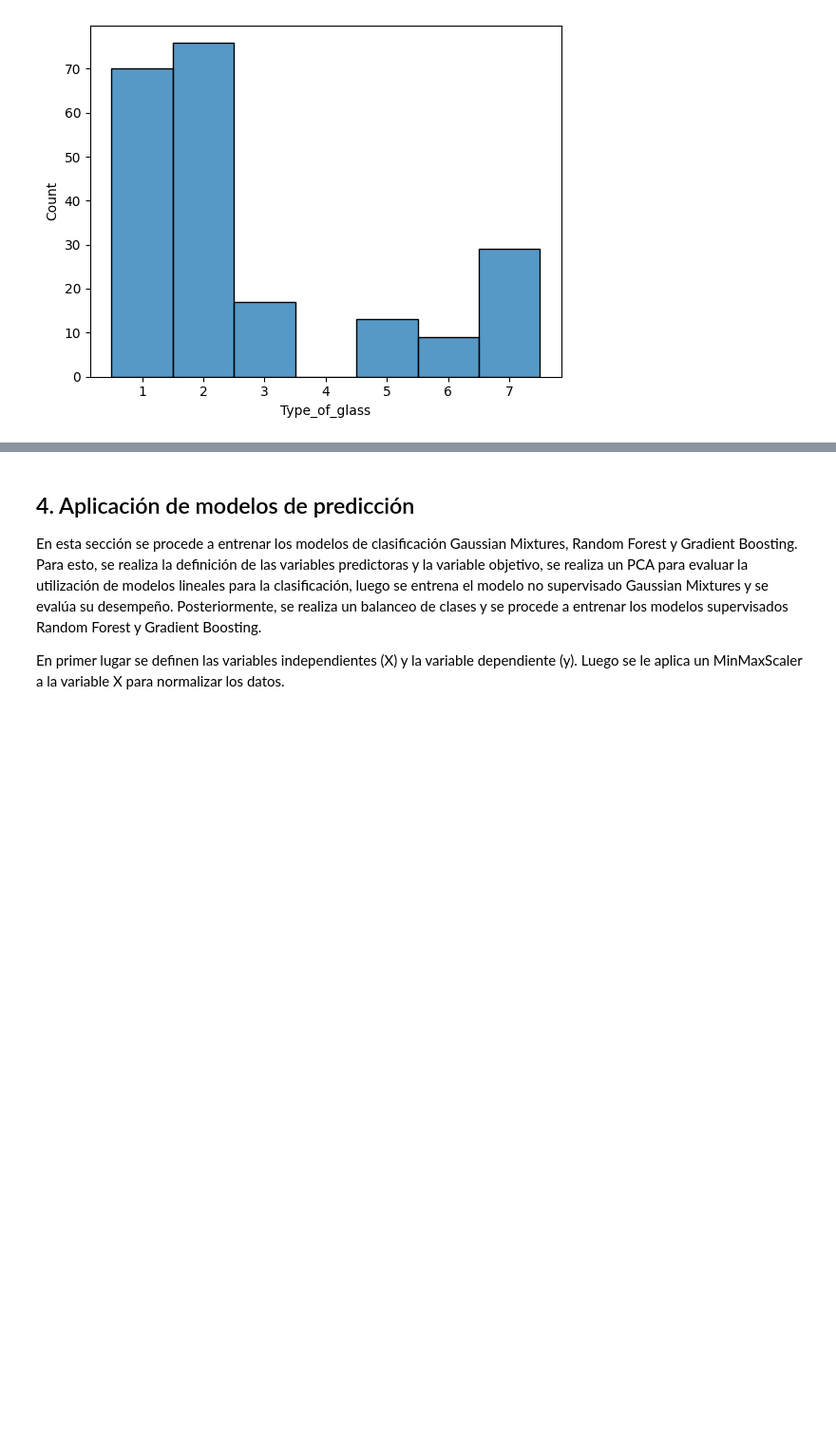
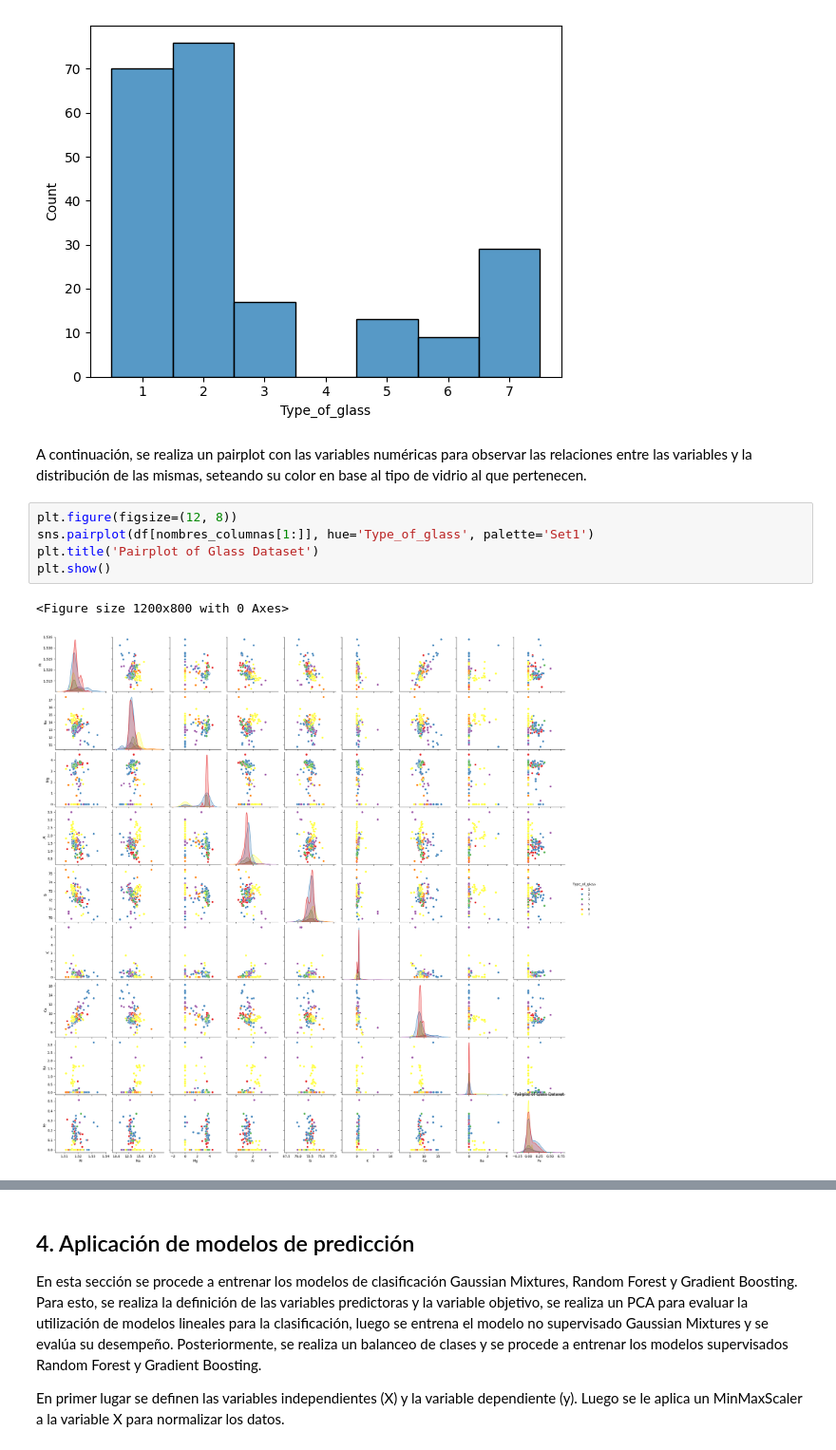
Before and after one commit to gabalvarezmc/MachineLearning_T4, a Jupyter notebook: Trabajo_Final_ML.ipynb, the cells around one changed output, grey strips where cells are left out. Shown at 95% size. Drawn from its saved outputs; the diff is of its cells as text; blank space fills up the shorter version.

```diff
--- a/Trabajo_Final_ML.ipynb
+++ b/Trabajo_Final_ML.ipynb
@@ -159,3 +159,13 @@ sns.histplot(df,x='Type_of_glass',discrete=True)
 plt.show()
 # %% [output]
 [figure]
+# %% [markdown]
+A continuación, se realiza un pairplot con las variables numéricas para observar las relaciones entre las variables y la distribución de las mismas, seteando su color en base al tipo de vidrio al que pertenecen.
+# %%
+plt.figure(figsize=(12, 8))
+sns.pairplot(df[nombres_columnas[1:]], hue='Type_of_glass', palette='Set1')
+plt.title('Pairplot of Glass Dataset')
+plt.show()
+# %% [output]
+<Figure size 1200x800 with 0 Axes>
+[figure, added]
```
Also changed, not shown: parts of 6 cells of this notebook.
